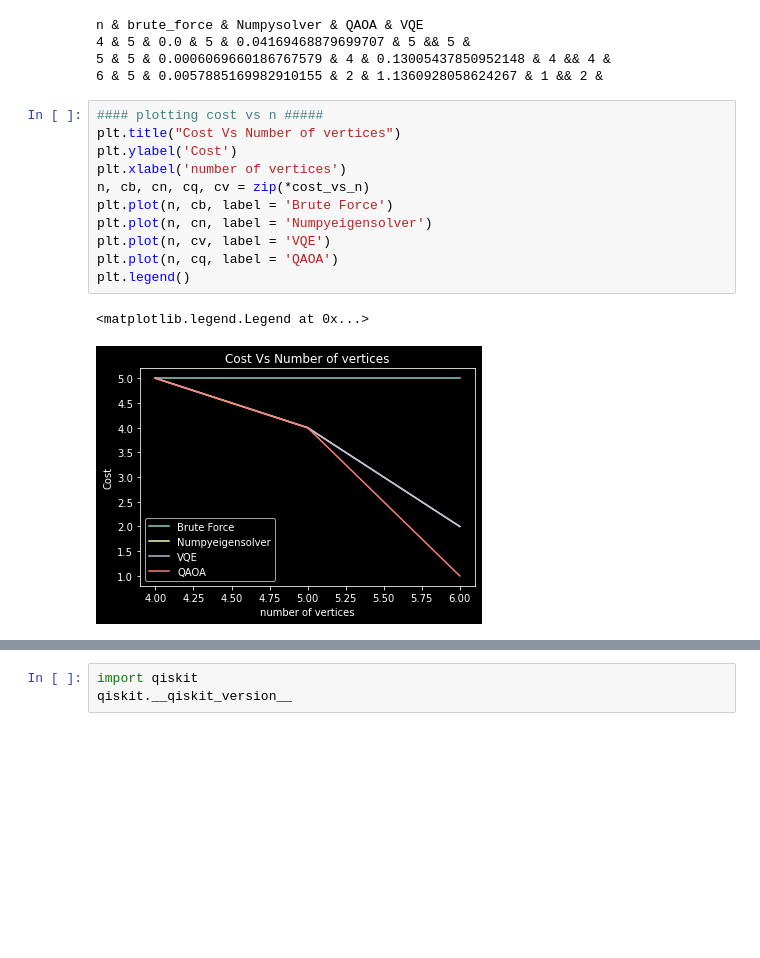
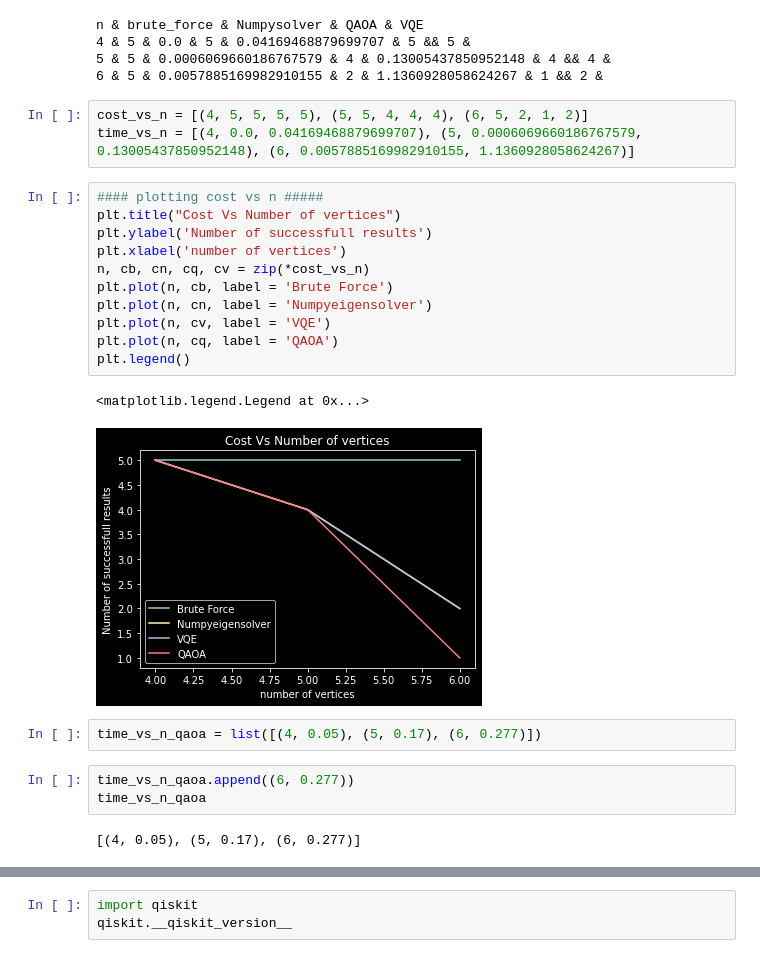
Before and after one commit to chit38/Benchmarking-Quantum-Algorithms-for-Combinatorial-Optimization-Problems, a Jupyter notebook: Coloring.ipynb, the cells around one changed output, grey strips where cells are left out. Saved outputs shown, nothing was run; the diff lists cells and outputs as text; blank space fills up the shorter version.

```diff
--- a/Coloring.ipynb
+++ b/Coloring.ipynb
@@ -170,20 +174,30 @@ n & brute_force & Numpysolver & QAOA & VQE
 4 & 5 & 0.0 & 5 & 0.04169468879699707 & 5 && 5 &
 5 & 5 & 0.0006069660186767579 & 4 & 0.13005437850952148 & 4 && 4 &
 6 & 5 & 0.0057885169982910155 & 2 & 1.1360928058624267 & 1 && 2 &
+# %%
+cost_vs_n = [(4, 5, 5, 5, 5), (5, 5, 4, 4, 4), (6, 5, 2, 1, 2)]
+time_vs_n = [(4, 0.0, 0.04169468879699707), (5, 0.0006069660186767579, 0.13005437850952148), (6, 0.0057885169982910155, 1.1360928058624267)]
 # %%
 #### plotting cost vs n #####
 plt.title("Cost Vs Number of vertices")
-plt.ylabel('Cost')
+plt.ylabel('Number of successfull results')
 plt.xlabel('number of vertices')
 n, cb, cn, cq, cv = zip(*cost_vs_n)
 plt.plot(n, cb, label = 'Brute Force')
 plt.plot(n, cn, label = 'Numpyeigensolver')
 plt.plot(n, cv, label = 'VQE')
 plt.plot(n, cq, label = 'QAOA')
 plt.legend()
 # %% [output]
 <matplotlib.legend.Legend at 0x...>
-[figure, old version]
+[figure, new version]
+# %%
+time_vs_n_qaoa = list([(4, 0.05), (5, 0.17), (6, 0.277)])
+# %%
+time_vs_n_qaoa.append((6, 0.277))
+time_vs_n_qaoa
+# %% [output]
+[(4, 0.05), (5, 0.17), (6, 0.277)]
 # %%
 ######### Plotting Time Vs n ########
 plt.title("Time Vs Number of vertices")
```
Also changed, not shown: parts of 5 cells of this notebook.
